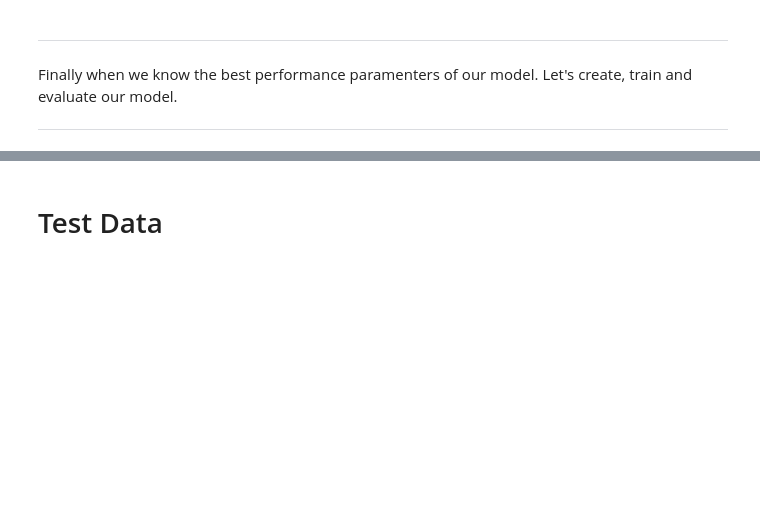
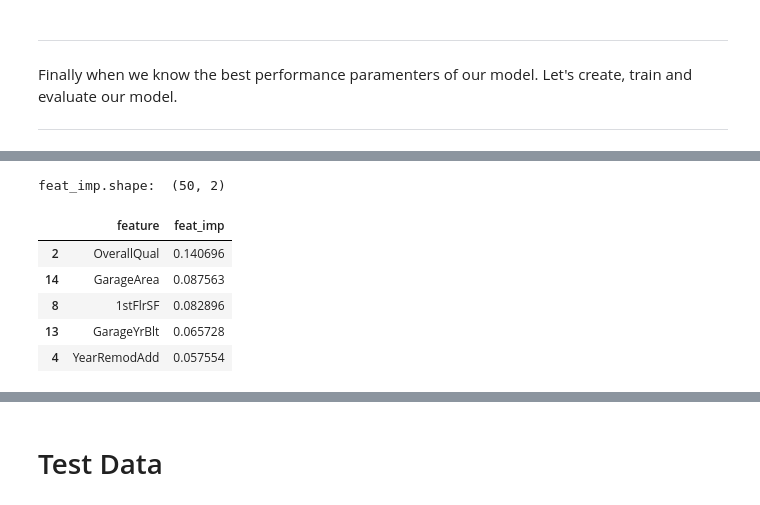
Before and after one commit to pe44enka/HousePriceChallendge, a Jupyter notebook: Copy_of_HousePriceChallenge.ipynb, the cells around one changed output, grey strips where cells are left out. Saved outputs shown, nothing was run; the diff lists cells and outputs as text; code cells hidden in the pictures; blank space fills up the shorter version.

```diff
--- a/Copy_of_HousePriceChallenge.ipynb
+++ b/Copy_of_HousePriceChallenge.ipynb
@@ -760,0 +874,15 @@ rf.score(X_test, Y_test)
+# %%
+feat_imp = pd.DataFrame() # create df
+feat_imp['feature'] = feature_list
+feat_imp['feat_imp'] = rf.named_steps['regressor'].feature_importances_ # get feature importances from pipeline
+feat_imp = feat_imp.sort_values(by='feat_imp', ascending=False) # sort df
+print('feat_imp.shape: ', feat_imp.shape)
+feat_imp.head()
+# %% [output]
+feat_imp.shape:  (50, 2)
+|  | feature | feat_imp |
+| 2 | OverallQual | 0.140696 |
+| 14 | GarageArea | 0.087563 |
+| 8 | 1stFlrSF | 0.082896 |
+| 13 | GarageYrBlt | 0.065728 |
+| 4 | YearRemodAdd | 0.057554 |
```
Also changed, not shown: parts of 17 cells of this notebook.
